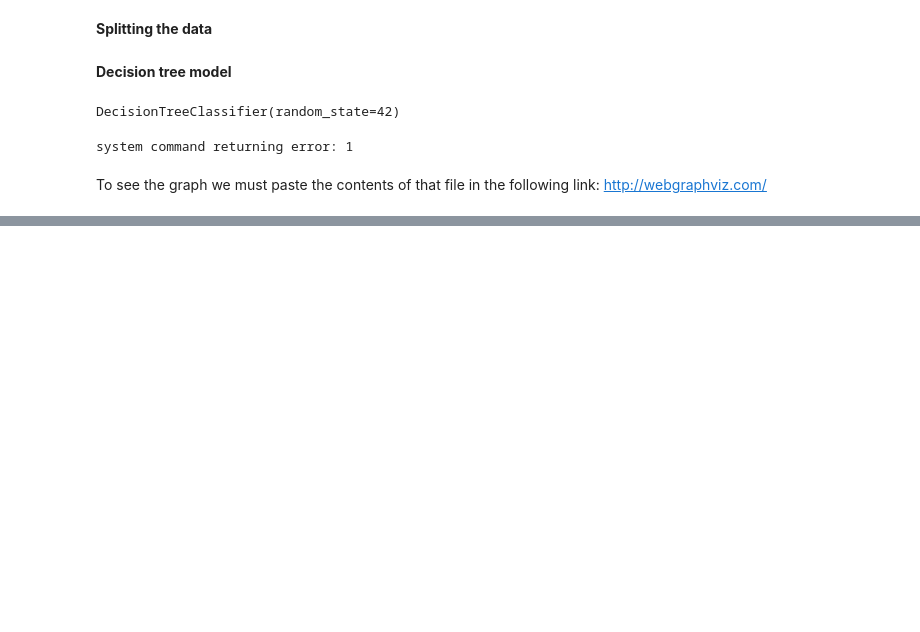
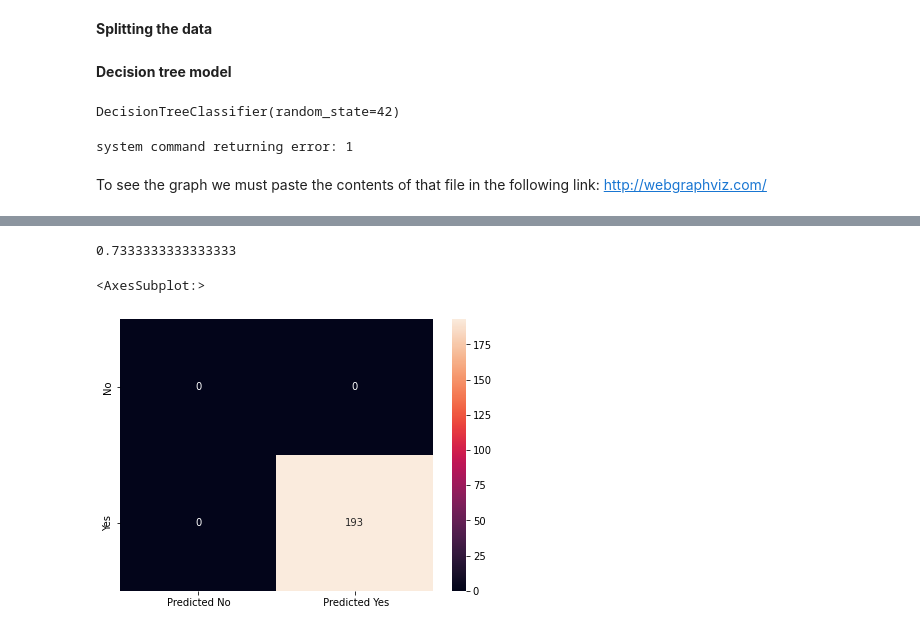
Before and after one commit to RochaErik/X-Ensemble-Techniques-Credit-Data, a Jupyter notebook: Ensemble_techniques_Credit_data.ipynb, the cells around one changed output, grey strips where cells are left out. Cells and saved outputs as stored; diff of their text form; code cells hidden in the pictures; blank space fills up the shorter version.

Commit message:
Pruning the decision tree

```diff
--- a/Ensemble_techniques_Credit_data.ipynb
+++ b/Ensemble_techniques_Credit_data.ipynb
@@ -176,0 +191,3 @@ To see the graph we must paste the contents of that file in the following link:
+# %%
+dTree2 = DecisionTreeClassifier(criterion='gini', max_depth=3, random_state=42)
+dTree2.fit(X_train, y_train)
@@ -176,0 +244,3 @@ To see the graph we must paste the contents of that file in the following link:
+# %%
+y_predict = dTree2.predict(X_test)
+y_predict
@@ -176,0 +262,13 @@ To see the graph we must paste the contents of that file in the following link:
+# %%
+print(dTree2.score(X_test, y_test))
+
+cm=metrics.confusion_matrix(y_test, y_predict, labels=[0, 1])
+
+df_cm = pd.DataFrame(cm, index = [i for i in ["No","Yes"]],
+                  columns = [i for i in ["Predicted No"," Predicted Yes"]])
+plt.figure(figsize = (7,5))
+sns.heatmap(df_cm, annot=True ,fmt='g')
+# %% [output]
+0.7333333333333333
+<AxesSubplot:>
+[figure, added]
```
Also changed, not shown: parts of 10 cells of this notebook, 2 other files.
